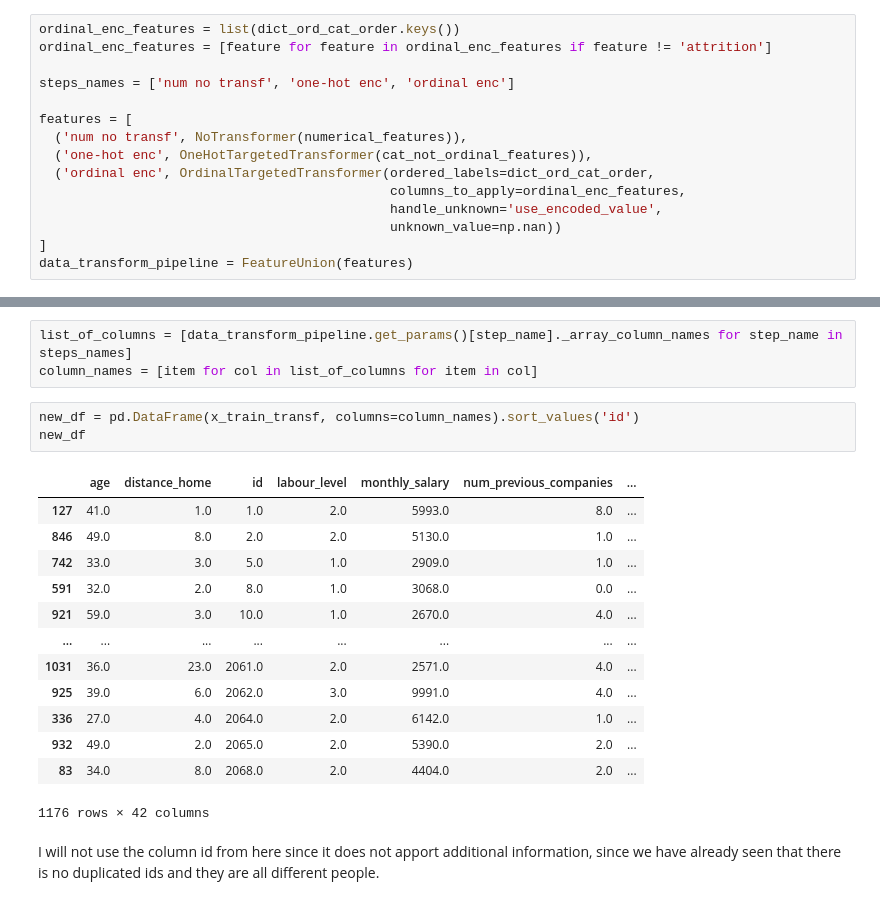
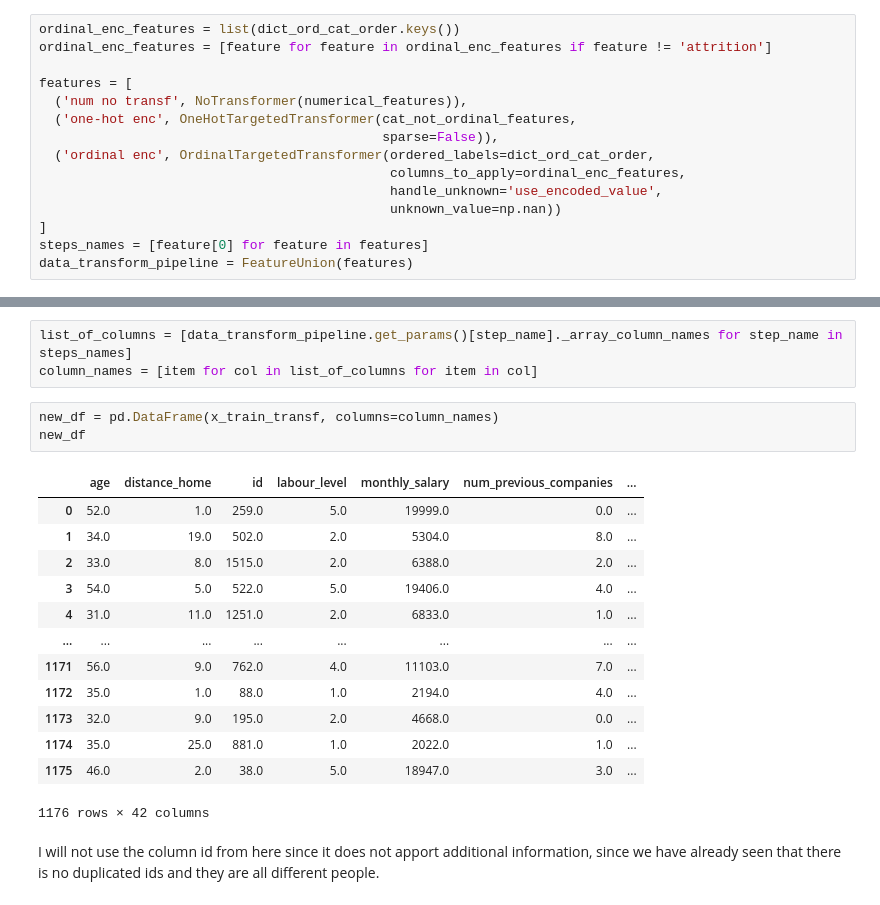
Before and after one commit to AlmudenaZhou/employee_attrition, a Jupyter notebook: Business Analytics.ipynb, the cells around one changed output, grey strips where cells are left out. Saved outputs shown, nothing was run; the diff lists cells and outputs as text.

```diff
--- a/Business Analytics.ipynb
+++ b/Business Analytics.ipynb
@@ -472,16 +478,16 @@ x.head()
 ordinal_enc_features = list(dict_ord_cat_order.keys())
 ordinal_enc_features = [feature for feature in ordinal_enc_features if feature != 'attrition']
 
-steps_names = ['num no transf', 'one-hot enc', 'ordinal enc']
-
 features = [
   ('num no transf', NoTransformer(numerical_features)),
-  ('one-hot enc', OneHotTargetedTransformer(cat_not_ordinal_features)),
+  ('one-hot enc', OneHotTargetedTransformer(cat_not_ordinal_features,
+                                            sparse=False)),
   ('ordinal enc', OrdinalTargetedTransformer(ordered_labels=dict_ord_cat_order,
                                              columns_to_apply=ordinal_enc_features,
                                              handle_unknown='use_encoded_value',
                                              unknown_value=np.nan))
 ]
+steps_names = [feature[0] for feature in features]
 data_transform_pipeline = FeatureUnion(features)
 # %%
 x_train_transf = data_transform_pipeline.fit_transform(x_train)
@@ -495,21 +501,21 @@ models_file_path = os.path.join(cwd, 'models')
 list_of_columns = [data_transform_pipeline.get_params()[step_name]._array_column_names for step_name in steps_names]
 column_names = [item for col in list_of_columns for item in col]
 # %%
-new_df = pd.DataFrame(x_train_transf, columns=column_names).sort_values('id')
+new_df = pd.DataFrame(x_train_transf, columns=column_names)
 new_df
 # %% [output]
 |  | age | distance_home | id | labour_level | monthly_salary | num_previous_companies | ... |
-| 127 | 41.0 | 1.0 | 1.0 | 2.0 | 5993.0 | 8.0 | ... |
-| 846 | 49.0 | 8.0 | 2.0 | 2.0 | 5130.0 | 1.0 | ... |
-| 742 | 33.0 | 3.0 | 5.0 | 1.0 | 2909.0 | 1.0 | ... |
-| 591 | 32.0 | 2.0 | 8.0 | 1.0 | 3068.0 | 0.0 | ... |
-| 921 | 59.0 | 3.0 | 10.0 | 1.0 | 2670.0 | 4.0 | ... |
+| 0 | 52.0 | 1.0 | 259.0 | 5.0 | 19999.0 | 0.0 | ... |
+| 1 | 34.0 | 19.0 | 502.0 | 2.0 | 5304.0 | 8.0 | ... |
+| 2 | 33.0 | 8.0 | 1515.0 | 2.0 | 6388.0 | 2.0 | ... |
+| 3 | 54.0 | 5.0 | 522.0 | 5.0 | 19406.0 | 4.0 | ... |
+| 4 | 31.0 | 11.0 | 1251.0 | 2.0 | 6833.0 | 1.0 | ... |
 | ... | ... | ... | ... | ... | ... | ... | ... |
-| 1031 | 36.0 | 23.0 | 2061.0 | 2.0 | 2571.0 | 4.0 | ... |
-| 925 | 39.0 | 6.0 | 2062.0 | 3.0 | 9991.0 | 4.0 | ... |
-| 336 | 27.0 | 4.0 | 2064.0 | 2.0 | 6142.0 | 1.0 | ... |
-| 932 | 49.0 | 2.0 | 2065.0 | 2.0 | 5390.0 | 2.0 | ... |
-| 83 | 34.0 | 8.0 | 2068.0 | 2.0 | 4404.0 | 2.0 | ... |
+| 1171 | 56.0 | 9.0 | 762.0 | 4.0 | 11103.0 | 7.0 | ... |
+| 1172 | 35.0 | 1.0 | 88.0 | 1.0 | 2194.0 | 4.0 | ... |
+| 1173 | 32.0 | 9.0 | 195.0 | 2.0 | 4668.0 | 0.0 | ... |
+| 1174 | 35.0 | 25.0 | 881.0 | 1.0 | 2022.0 | 1.0 | ... |
+| 1175 | 46.0 | 2.0 | 38.0 | 5.0 | 18947.0 | 3.0 | ... |
 1176 rows × 42 columns
 # %% [markdown]
 I will not use the column id from here since it does not apport additional information, since we have already seen that there is no duplicated ids and they are all different people.
```
Also changed, not shown: parts of 30 cells of this notebook.
